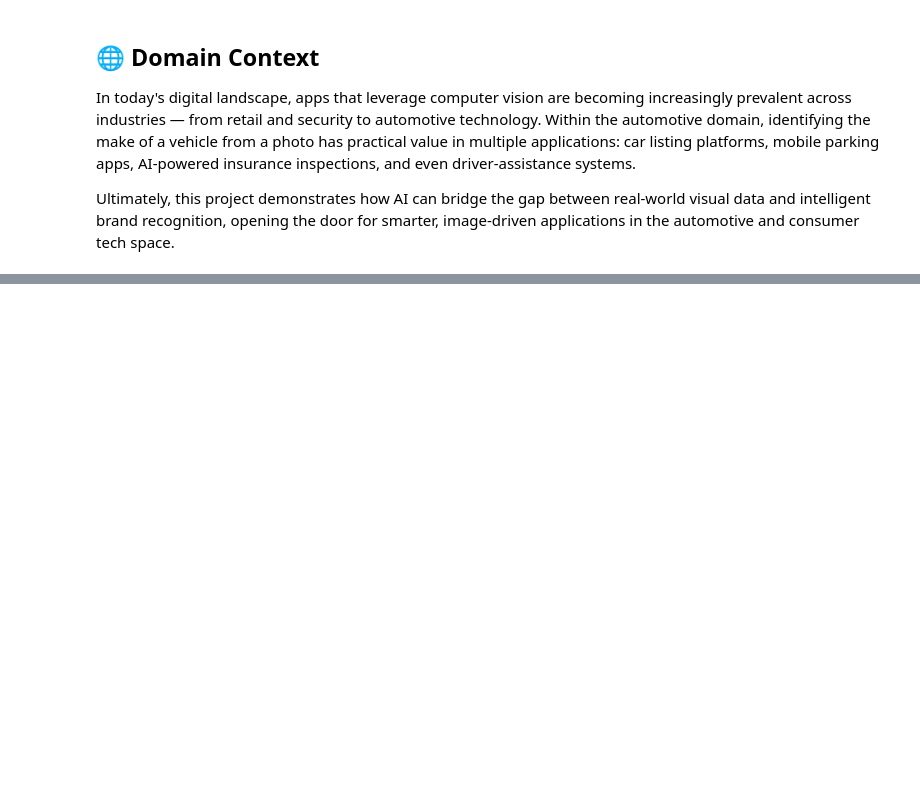
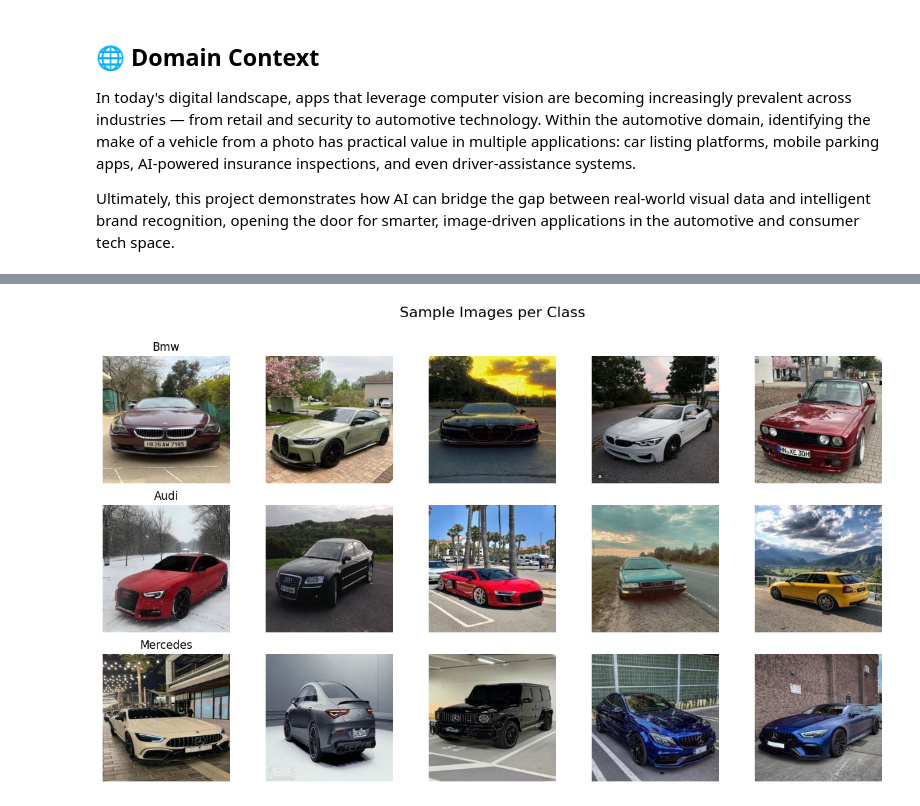
Before and after one commit to AntoDavidov/car-predictor, a Jupyter notebook: car-predictor.ipynb, the cells around one changed output, grey strips where cells are left out. Saved outputs shown, nothing was run; the diff lists cells and outputs as text; code cells hidden in the pictures; blank space fills up the shorter version.

```diff
--- a/car-predictor.ipynb
+++ b/car-predictor.ipynb
@@ -34,0 +102,29 @@ matplotlib version: 3.10.0
+# %%
+import random
+
+classes = ["bmw", "audi", "mercedes"]
+images_per_class = 5
+
+fig, axes = plt.subplots(len(classes), images_per_class, figsize=(images_per_class * 2.5, len(classes) * 2.5))
+fig.suptitle("Sample Images per Class", fontsize=16)
+
+for row, cls in enumerate(classes):
+    class_dir = os.path.join(input_root, cls)
+    images = [f for f in os.listdir(class_dir) if f.lower().endswith(".jpg")]
+    sampled = random.sample(images, min(images_per_class, len(images)))
+
+    for col, img_file in enumerate(sampled):
+        img_path = os.path.join(class_dir, img_file)
+        img = Image.open(img_path).resize(output_size)
+
+        ax = axes[row][col] if len(classes) > 1 else axes[col]
+        ax.imshow(img)
+        ax.axis("off")
+        if col == 0:
+            ax.set_title(cls.capitalize(), fontsize=12)
+
+plt.tight_layout()
+plt.subplots_adjust(top=0.88)
+plt.show()
+# %% [output]
+[figure, added]
```
Also changed, not shown: parts of 6 cells of this notebook, 3 other files.
